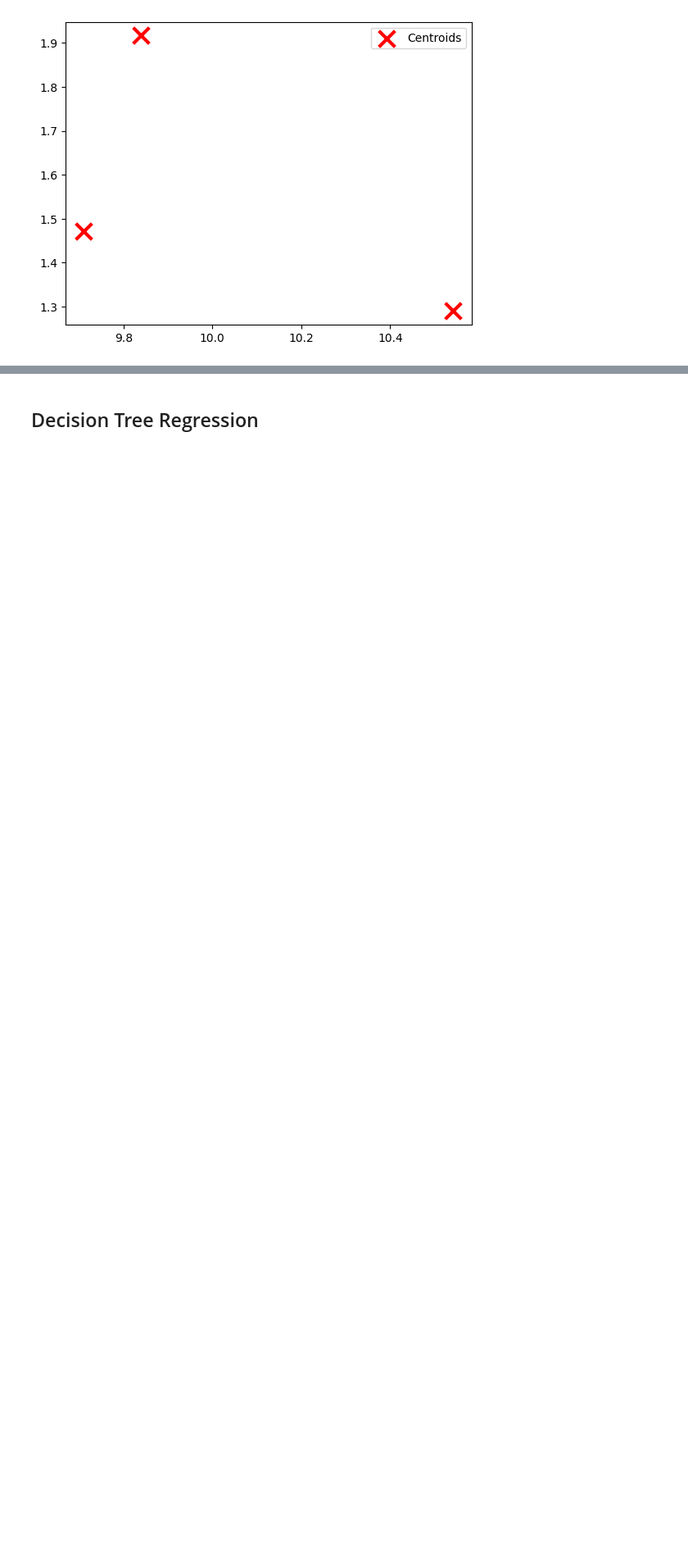
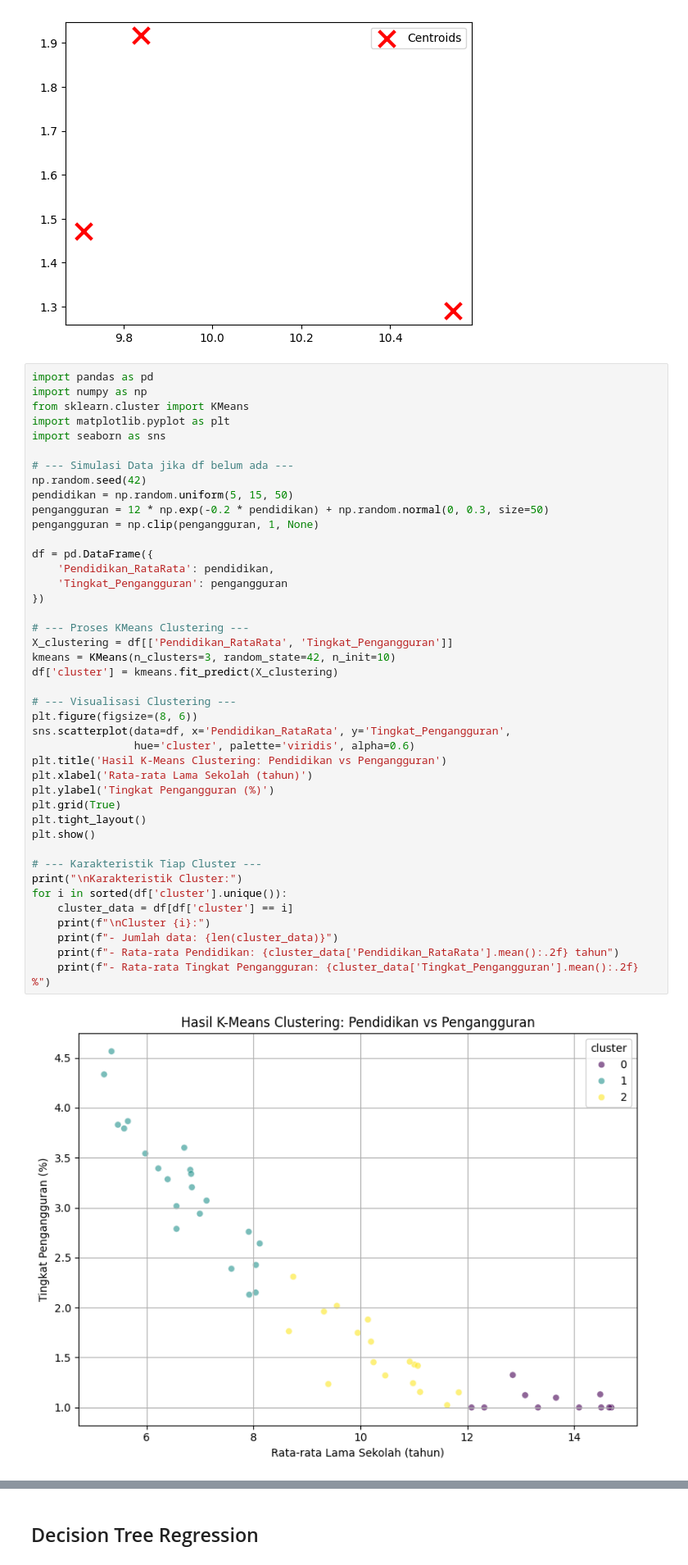
Before and after one commit to Gkyerie/SI4703_KELOMPOK8, a Jupyter notebook: analisis_pengaruh_pendidikan_pengangguran (1).ipynb, the cells around one changed output, grey strips where cells are left out. Shown: that part at 82% size. Drawn from its saved outputs; the diff is of its cells as text; blank space fills up the shorter version.

```diff
--- a/analisis_pengaruh_pendidikan_pengangguran (1).ipynb
+++ b/analisis_pengaruh_pendidikan_pengangguran (1).ipynb
@@ -565,3 +632,47 @@ plt.legend()
 plt.show()
 # %% [output]
 [figure]
+# %%
+import pandas as pd
+import numpy as np
+from sklearn.cluster import KMeans
+import matplotlib.pyplot as plt
+import seaborn as sns
+
+# --- Simulasi Data jika df belum ada ---
+np.random.seed(42)
+pendidikan = np.random.uniform(5, 15, 50)
+pengangguran = 12 * np.exp(-0.2 * pendidikan) + np.random.normal(0, 0.3, size=50)
+pengangguran = np.clip(pengangguran, 1, None)
+
+df = pd.DataFrame({
+    'Pendidikan_RataRata': pendidikan,
+    'Tingkat_Pengangguran': pengangguran
+})
+
+# --- Proses KMeans Clustering ---
+X_clustering = df[['Pendidikan_RataRata', 'Tingkat_Pengangguran']]
+kmeans = KMeans(n_clusters=3, random_state=42, n_init=10)
+df['cluster'] = kmeans.fit_predict(X_clustering)
+
+# --- Visualisasi Clustering ---
+plt.figure(figsize=(8, 6))
+sns.scatterplot(data=df, x='Pendidikan_RataRata', y='Tingkat_Pengangguran',
+                hue='cluster', palette='viridis', alpha=0.6)
+plt.title('Hasil K-Means Clustering: Pendidikan vs Pengangguran')
+plt.xlabel('Rata-rata Lama Sekolah (tahun)')
+plt.ylabel('Tingkat Pengangguran (%)')
+plt.grid(True)
+plt.tight_layout()
+plt.show()
+
+# --- Karakteristik Tiap Cluster ---
+print("\nKarakteristik Cluster:")
+for i in sorted(df['cluster'].unique()):
+    cluster_data = df[df['cluster'] == i]
+    print(f"\nCluster {i}:")
+    print(f"- Jumlah data: {len(cluster_data)}")
+    print(f"- Rata-rata Pendidikan: {cluster_data['Pendidikan_RataRata'].mean():.2f} tahun")
+    print(f"- Rata-rata Tingkat Pengangguran: {cluster_data['Tingkat_Pengangguran'].mean():.2f} %")
+# %% [output]
+[figure, added]
```
Also changed, not shown: parts of 6 cells of this notebook, 1 other file.
